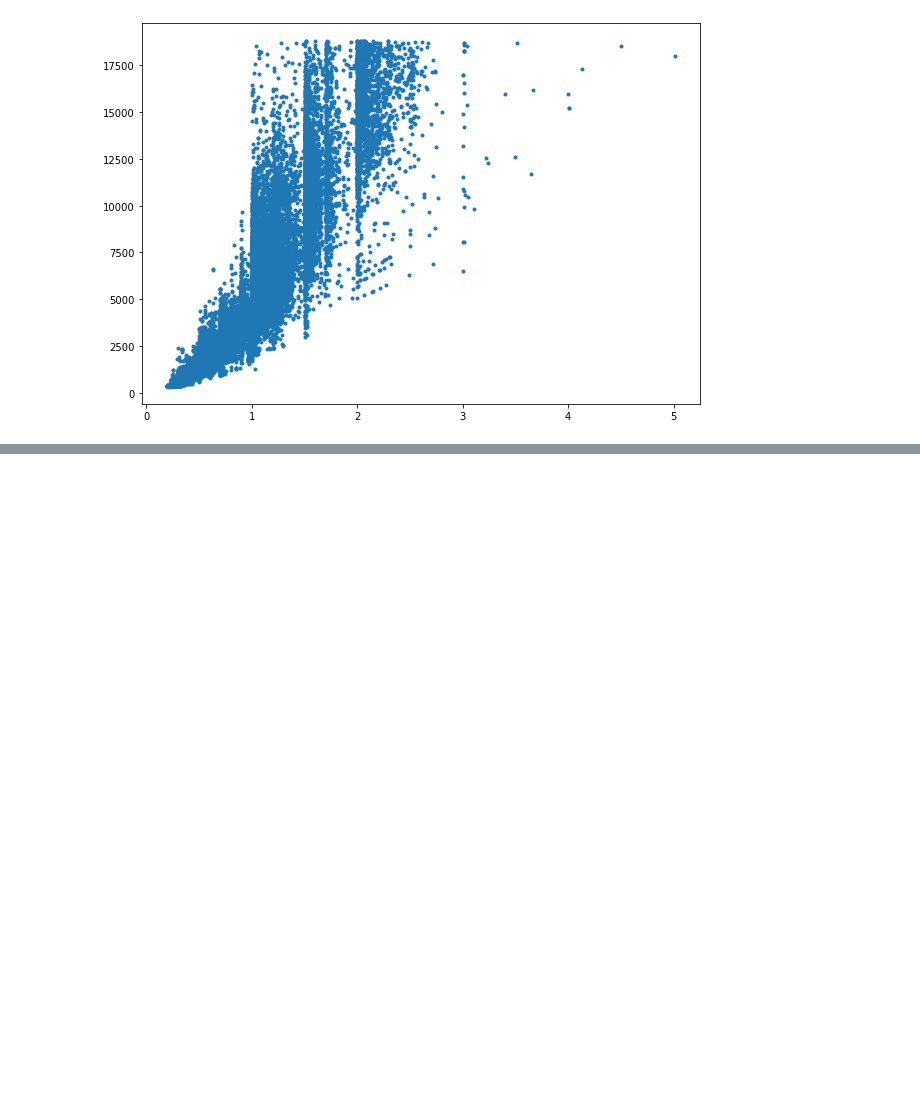
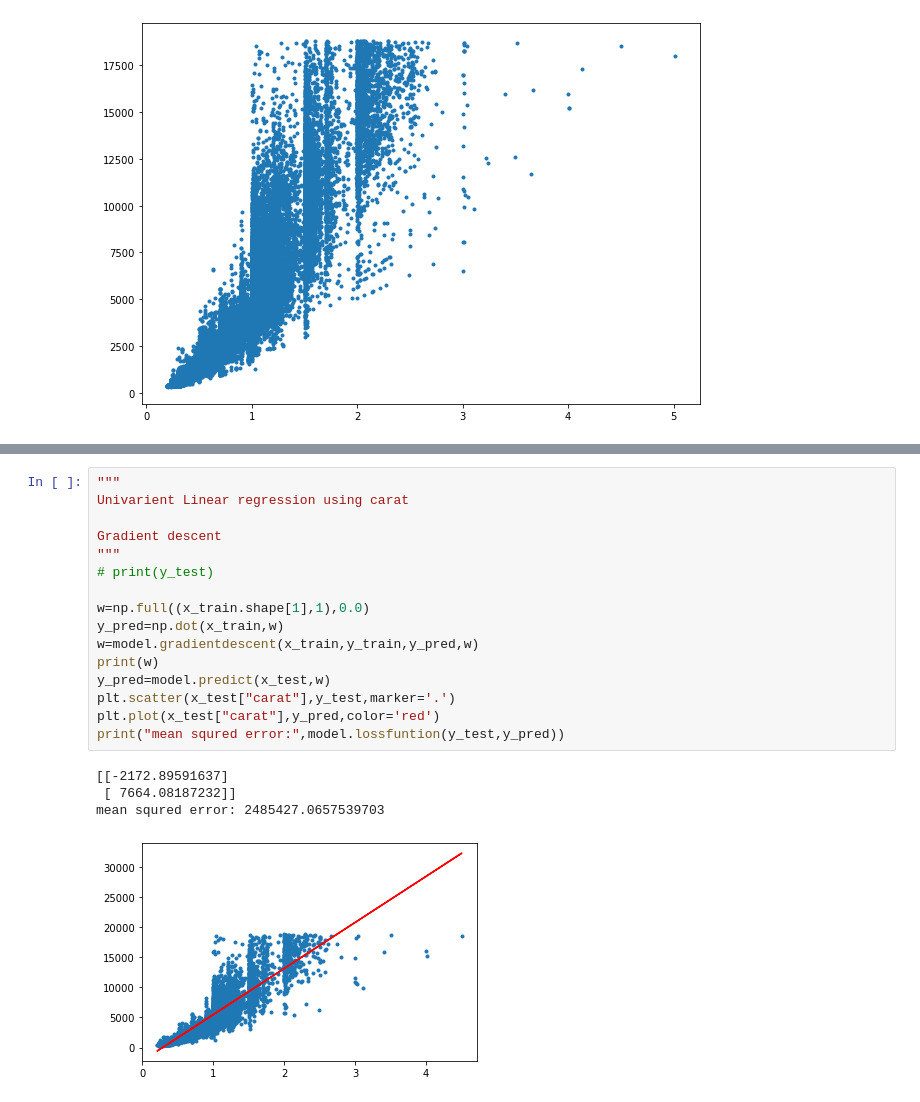
Before and after one commit to Aswathanarayanan/ML, a Jupyter notebook: regressionUni.ipynb, the cells around one changed output, grey strips where cells are left out. Cells and saved outputs as stored; diff of their text form; blank space fills up the shorter version.

```diff
--- a/regressionUni.ipynb
+++ b/regressionUni.ipynb
@@ -258,0 +269,21 @@ print(model.lossfuntion(y_test,y_pred))
+# %%
+"""
+Univarient Linear regression using carat
+
+Gradient descent
+"""
+# print(y_test)
+
+w=np.full((x_train.shape[1],1),0.0)
+y_pred=np.dot(x_train,w)
+w=model.gradientdescent(x_train,y_train,y_pred,w)
+print(w)
+y_pred=model.predict(x_test,w)
+plt.scatter(x_test["carat"],y_test,marker='.')
+plt.plot(x_test["carat"],y_pred,color='red')
+print("mean squred error:",model.lossfuntion(y_test,y_pred))
+# %% [output]
+[[-2172.89591637]
+ [ 7664.08187232]]
+mean squred error: 2485427.0657539703
+[figure, added]
```
Also changed, not shown: parts of 7 cells of this notebook.
